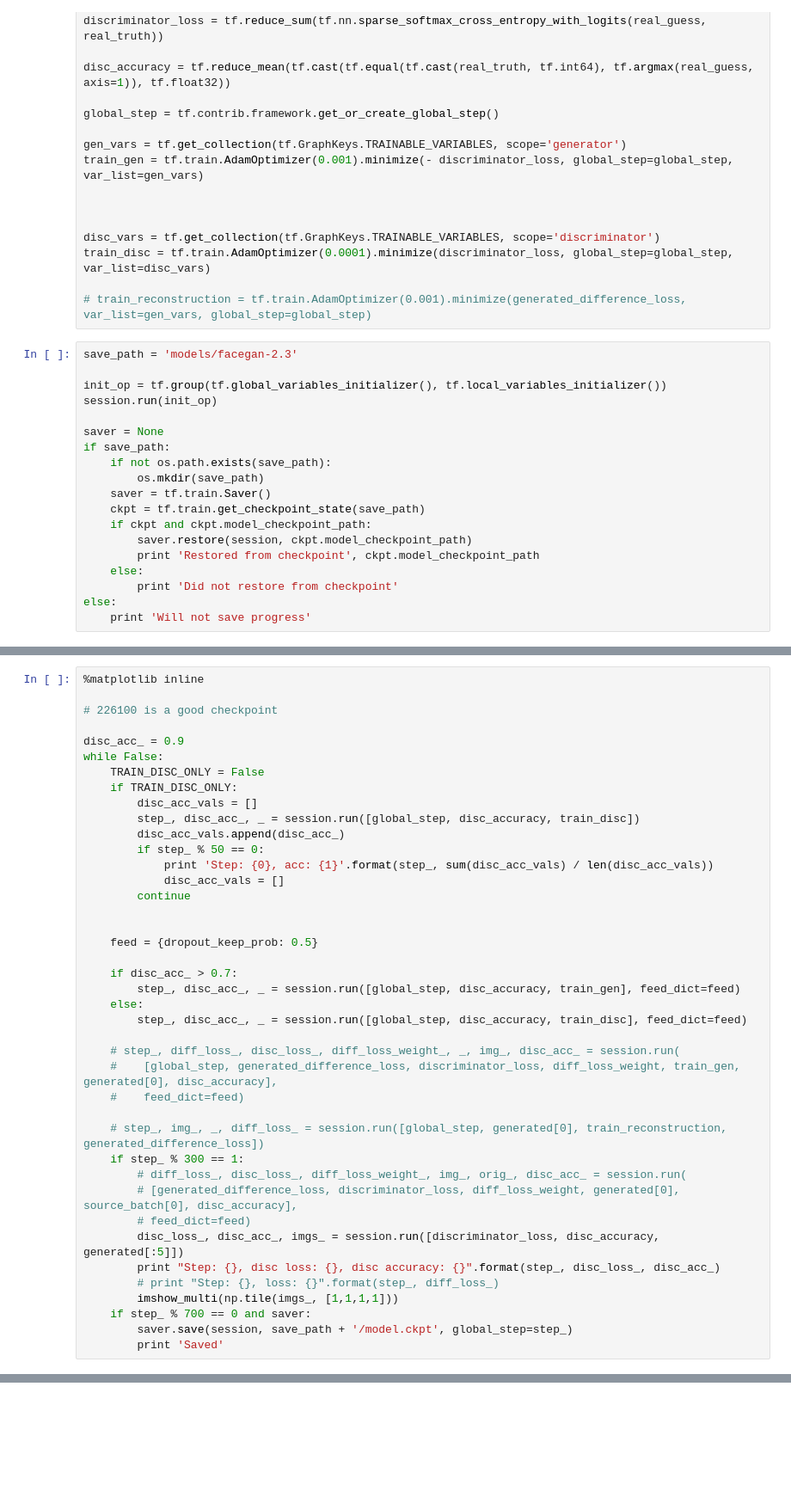
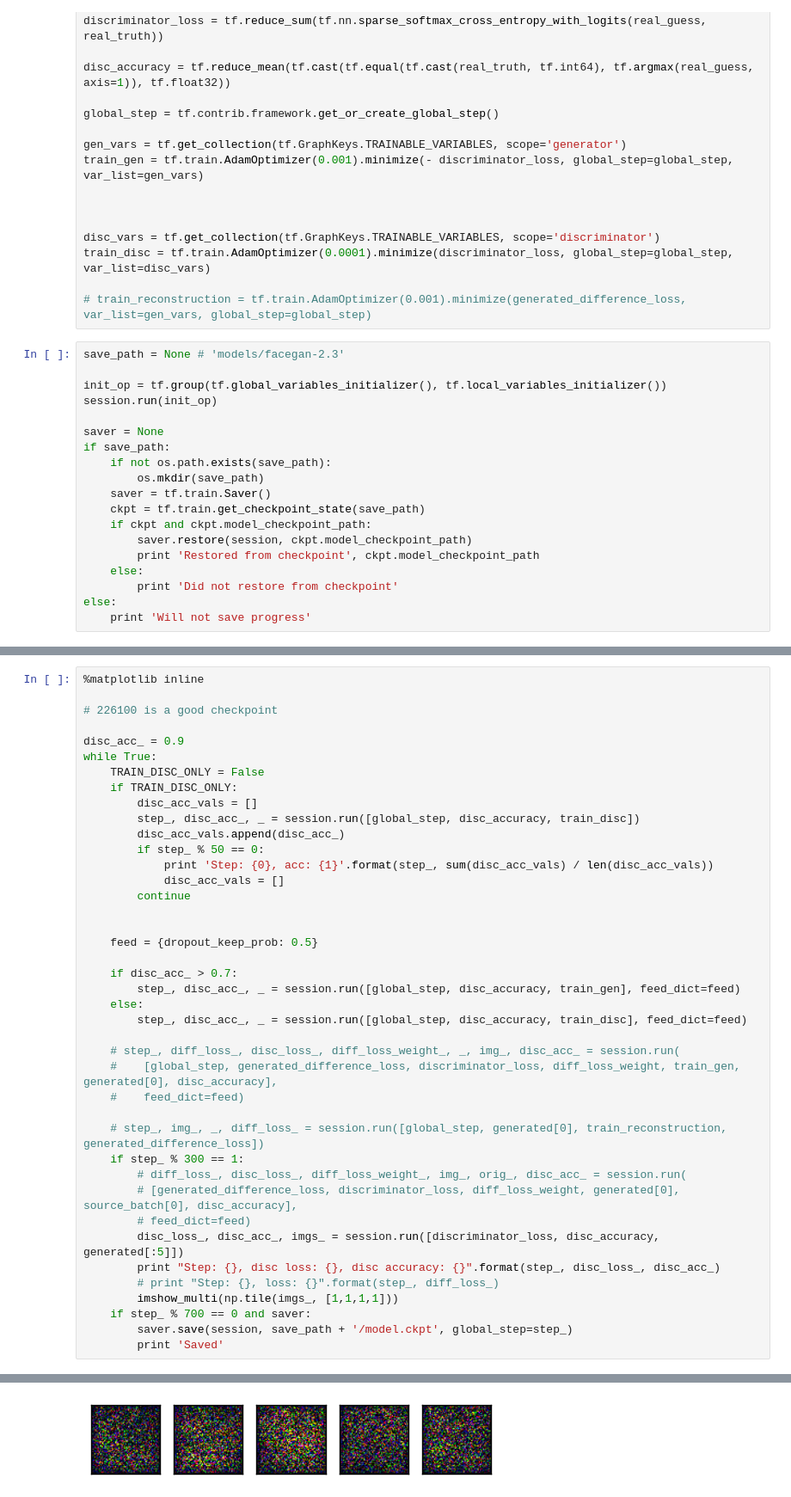
Before and after one commit to nate-parrott/juypter-notebooks, a Jupyter notebook: facegan2.ipynb, the cells around one changed output, grey strips where cells are left out. Shown at 86% size. Drawn from its saved outputs; the diff is of its cells as text; blank space fills up the shorter version.

```diff
--- a/facegan2.ipynb
+++ b/facegan2.ipynb
@@ -186,7 +186,7 @@ train_disc = tf.train.AdamOptimizer(0.0001).minimize(discriminator_loss, global_
 
 # train_reconstruction = tf.train.AdamOptimizer(0.001).minimize(generated_difference_loss, var_list=gen_vars, global_step=global_step)
 # %%
-save_path = 'models/facegan-2.3'
+save_path = None # 'models/facegan-2.3'
 
 init_op = tf.group(tf.global_variables_initializer(), tf.local_variables_initializer())
 session.run(init_op)
@@ -212,7 +212,7 @@ Restored from checkpoint models/facegan-2.3/model.ckpt-226100
 # 226100 is a good checkpoint
 
 disc_acc_ = 0.9
-while False:
+while True:
     TRAIN_DISC_ONLY = False
     if TRAIN_DISC_ONLY:
         disc_acc_vals = []
@@ -247,3 +247,4 @@ while False:
     if step_ % 700 == 0 and saver:
         saver.save(session, save_path + '/model.ckpt', global_step=step_)
         print 'Saved'
+# %% [output]
@@ -249,0 +252 @@ while False:
+[figure, added]
```
Also changed, not shown: parts of 5 cells of this notebook, 11 other files.
